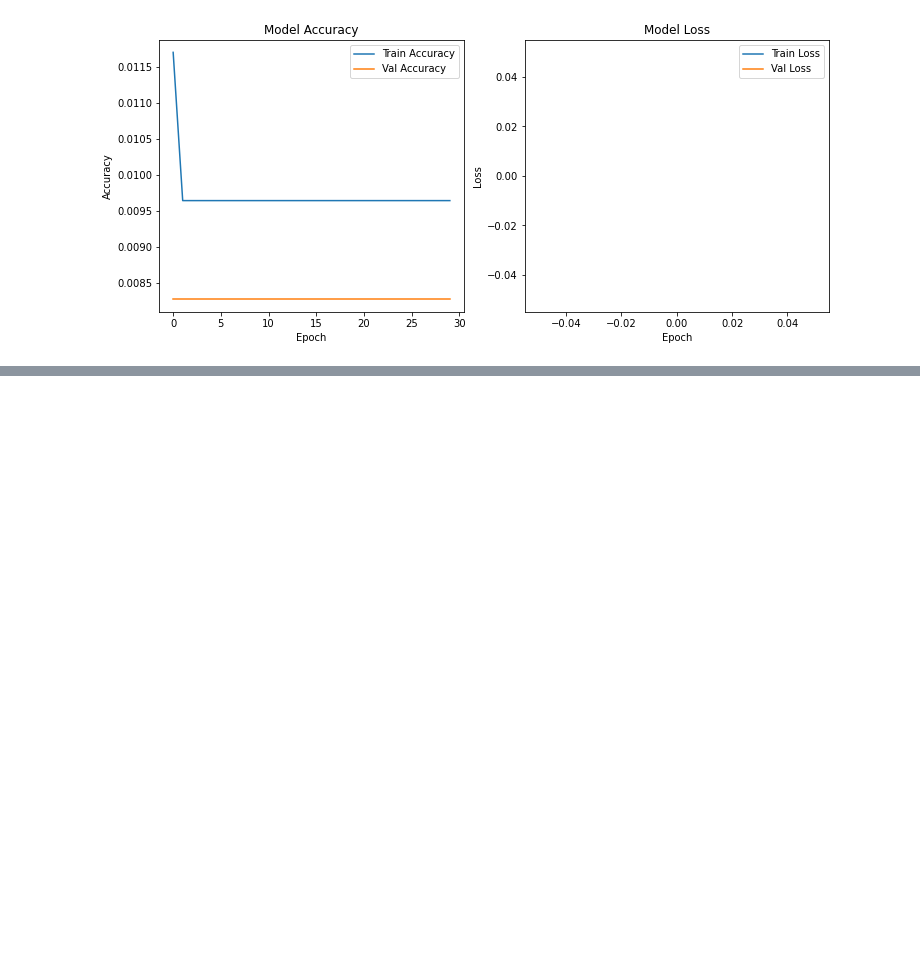
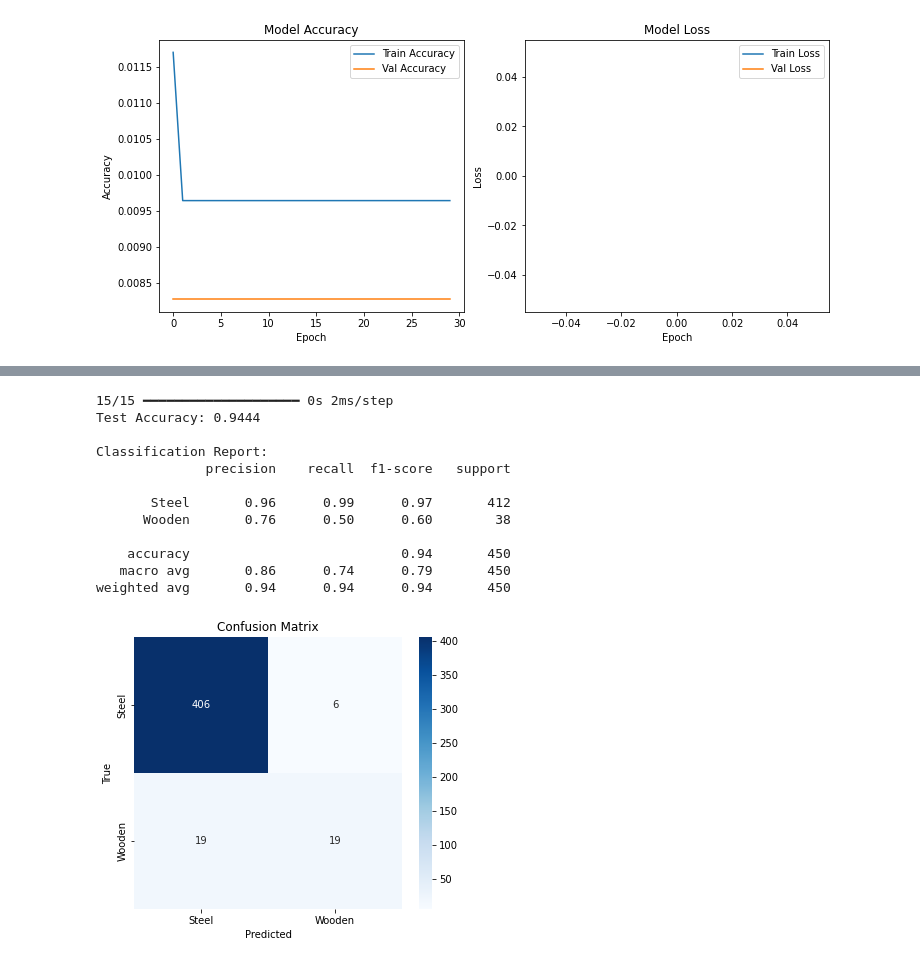
Before and after one commit to damienmha/coaster-classification, a Jupyter notebook: coaster_neural_net.ipynb, the cells around one changed output, grey strips where cells are left out. Saved outputs shown, nothing was run; the diff lists cells and outputs as text; code cells hidden in the pictures; blank space fills up the shorter version.

```diff
--- a/coaster_neural_net.ipynb
+++ b/coaster_neural_net.ipynb
@@ -176,0 +185,5 @@ plt.show()
+# %%
+import pandas as pd
+df = pd.read_csv('roller_coasters.csv')
+df = df[df['material_type'] != 'Hybrid']
+df.head()
@@ -176,0 +227,9 @@ plt.show()
+# %%
+df = df[df['name'].notna()]
+df = df[df["material_type"].str.lower() != "na"]
+df = df.dropna(subset=["material_type"])
+num = ["speed", "height", "length", "num_inversions"]
+for i in num:
+    mean_value=df[i].mean()
+    df[i].fillna(value=mean_value, inplace=True)
+df.isna().sum()
@@ -176,0 +340,47 @@ plt.show()
+# %%
+from sklearn.metrics import classification_report, confusion_matrix
+import seaborn as sns
+import matplotlib.pyplot as plt
+
+# Predictions
+y_pred_probs = model.predict(X_test_prep)
+y_pred = np.argmax(y_pred_probs, axis=1)   # take highest prob as class
+
+# If y_test_enc is one-hot, convert back to integer labels
+if y_test_enc.ndim > 1 and y_test_enc.shape[1] > 1:
+    y_true = np.argmax(y_test_enc, axis=1)
+else:
+    y_true = y_test_enc
+
+# Accuracy
+test_loss, test_acc = model.evaluate(X_test_prep, y_test_enc, verbose=0)
+print(f"Test Accuracy: {test_acc:.4f}")
+
+# Classification report with zero_division=0 to suppress warnings
+print("\nClassification Report:")
+print(classification_report(y_true, y_pred, target_names=le.classes_, zero_division=0))
+
+# Confusion matrix
+cm = confusion_matrix(y_true, y_pred)
+
+plt.figure(figsize=(6,5))
+sns.heatmap(cm, annot=True, fmt="d", cmap="Blues",
+            xticklabels=le.classes_, yticklabels=le.classes_)
+plt.xlabel("Predicted")
+plt.ylabel("True")
+plt.title("Confusion Matrix")
+plt.show()
+# %% [output]
+15/15 ━━━━━━━━━━━━━━━━━━━━ 0s 2ms/step
+Test Accuracy: 0.9444
+
+Classification Report:
+              precision    recall  f1-score   support
+
+       Steel       0.96      0.99      0.97       412
+      Wooden       0.76      0.50      0.60        38
+
+    accuracy                           0.94       450
+   macro avg       0.86      0.74      0.79       450
+weighted avg       0.94      0.94      0.94       450
+[figure, added]
```
Also changed, not shown: parts of 22 cells of this notebook.
